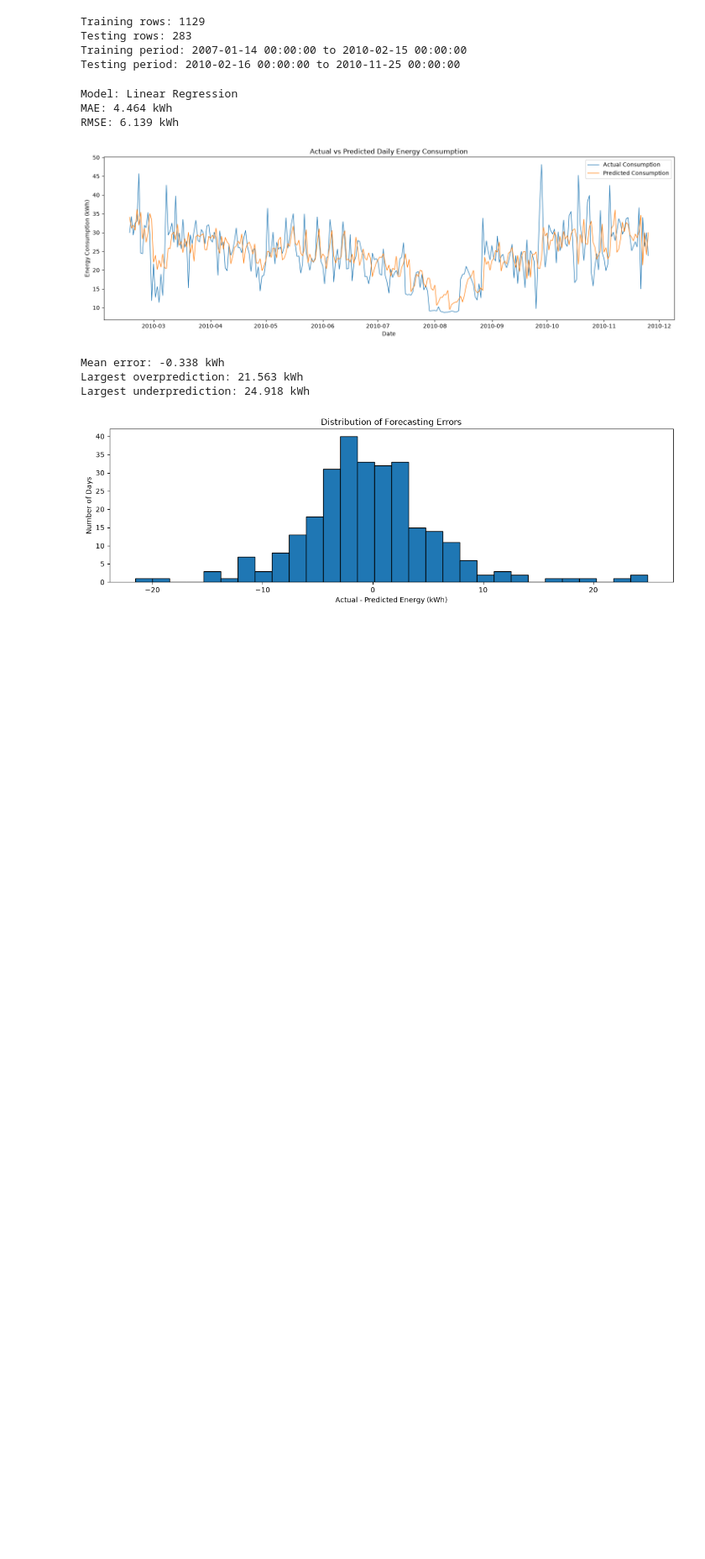
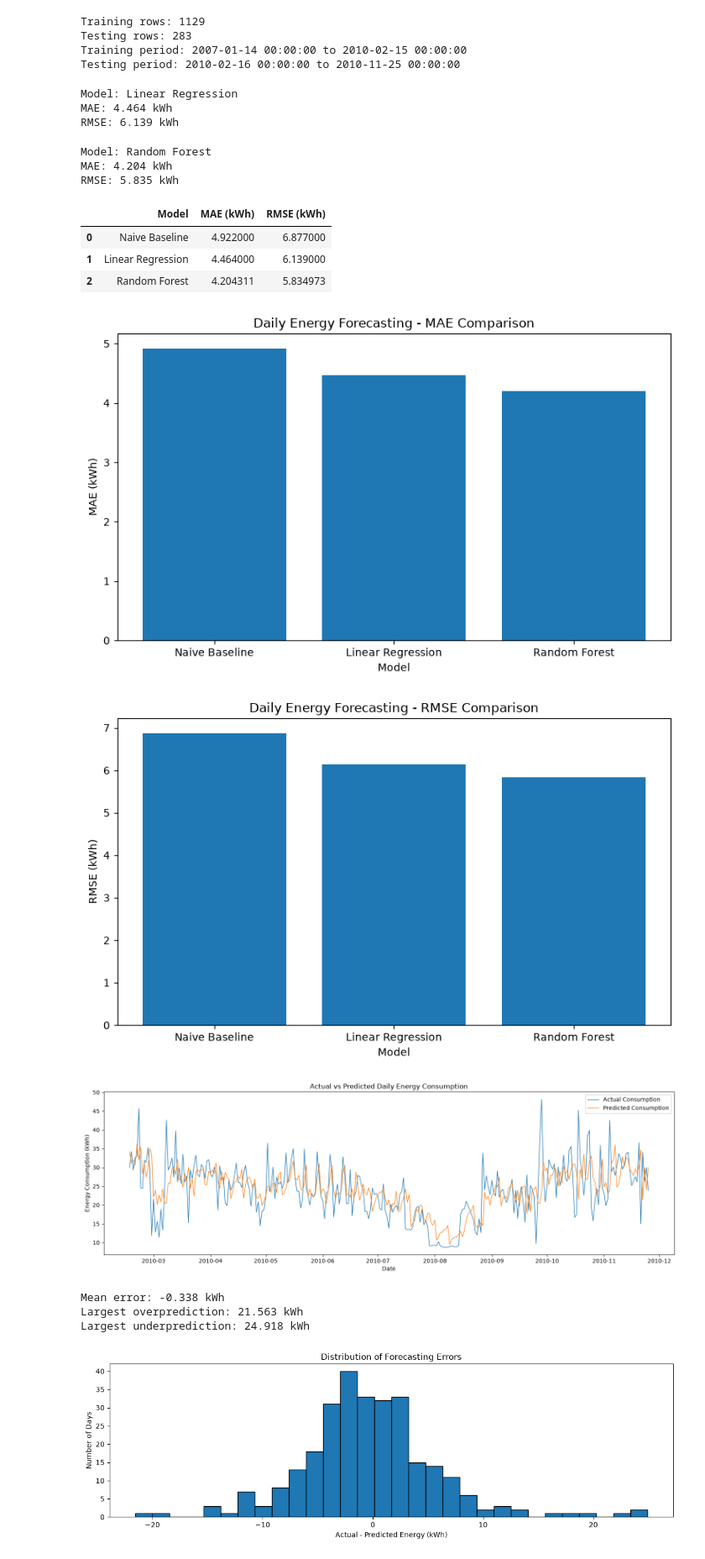
Before and after one commit to dheeraj231873/DF-Analytics-2026-Assessment-DheerajKumar, a Jupyter notebook: notebooks/forecasting_analysis.ipynb, the cells around one changed output. Shown at 84% size. Drawn from its saved outputs; the diff is of its cells as text; code cells hidden in the pictures; blank space fills up the shorter version.

```diff
--- a/notebooks/forecasting_analysis.ipynb
+++ b/notebooks/forecasting_analysis.ipynb
@@ -538,6 +538,70 @@ print("RMSE:", round(rmse, 3), "kWh")
 Model: Linear Regression
 MAE: 4.464 kWh
 RMSE: 6.139 kWh
+# %%
+from sklearn.ensemble import RandomForestRegressor
+from sklearn.metrics import mean_absolute_error, mean_squared_error
+import numpy as np
+
+rf_model = RandomForestRegressor(
+    n_estimators=100,
+    max_depth=10,
+    random_state=42,
+    n_jobs=-1
+)
+
+rf_model.fit(X_train, y_train)
+
+rf_predictions = rf_model.predict(X_test)
+
+rf_mae = mean_absolute_error(y_test, rf_predictions)
+rf_rmse = np.sqrt(mean_squared_error(y_test, rf_predictions))
+
+print("Model: Random Forest")
+print("MAE:", round(rf_mae, 3), "kWh")
+print("RMSE:", round(rf_rmse, 3), "kWh")
+# %% [output]
+Model: Random Forest
+MAE: 4.204 kWh
+RMSE: 5.835 kWh
+# %%
+comparison = pd.DataFrame({
+    "Model": ["Naive Baseline", "Linear Regression", "Random Forest"],
+    "MAE (kWh)": [4.922, 4.464, rf_mae],
+    "RMSE (kWh)": [6.877, 6.139, rf_rmse]
+})
+
+display(comparison)
+# %% [output]
+|  | Model | MAE (kWh) | RMSE (kWh) |
+| 0 | Naive Baseline | 4.922000 | 6.877000 |
+| 1 | Linear Regression | 4.464000 | 6.139000 |
+| 2 | Random Forest | 4.204311 | 5.834973 |
+# %%
+import matplotlib.pyplot as plt
+
+models = ["Naive Baseline", "Linear Regression", "Random Forest"]
+mae_values = [4.922, 4.464, rf_mae]
+rmse_values = [6.877, 6.139, rf_rmse]
+
+plt.figure(figsize=(8, 5))
+plt.bar(models, mae_values)
+plt.title("Daily Energy Forecasting - MAE Comparison")
+plt.ylabel("MAE (kWh)")
+plt.xlabel("Model")
+plt.tight_layout()
+plt.show()
+
+plt.figure(figsize=(8, 5))
+plt.bar(models, rmse_values)
+plt.title("Daily Energy Forecasting - RMSE Comparison")
+plt.ylabel("RMSE (kWh)")
+plt.xlabel("Model")
+plt.tight_layout()
+plt.show()
+# %% [output]
+[figure, added]
+[figure, added]
 # %%
 import matplotlib.pyplot as plt
 
```
Also changed, not shown: 1 other file.
